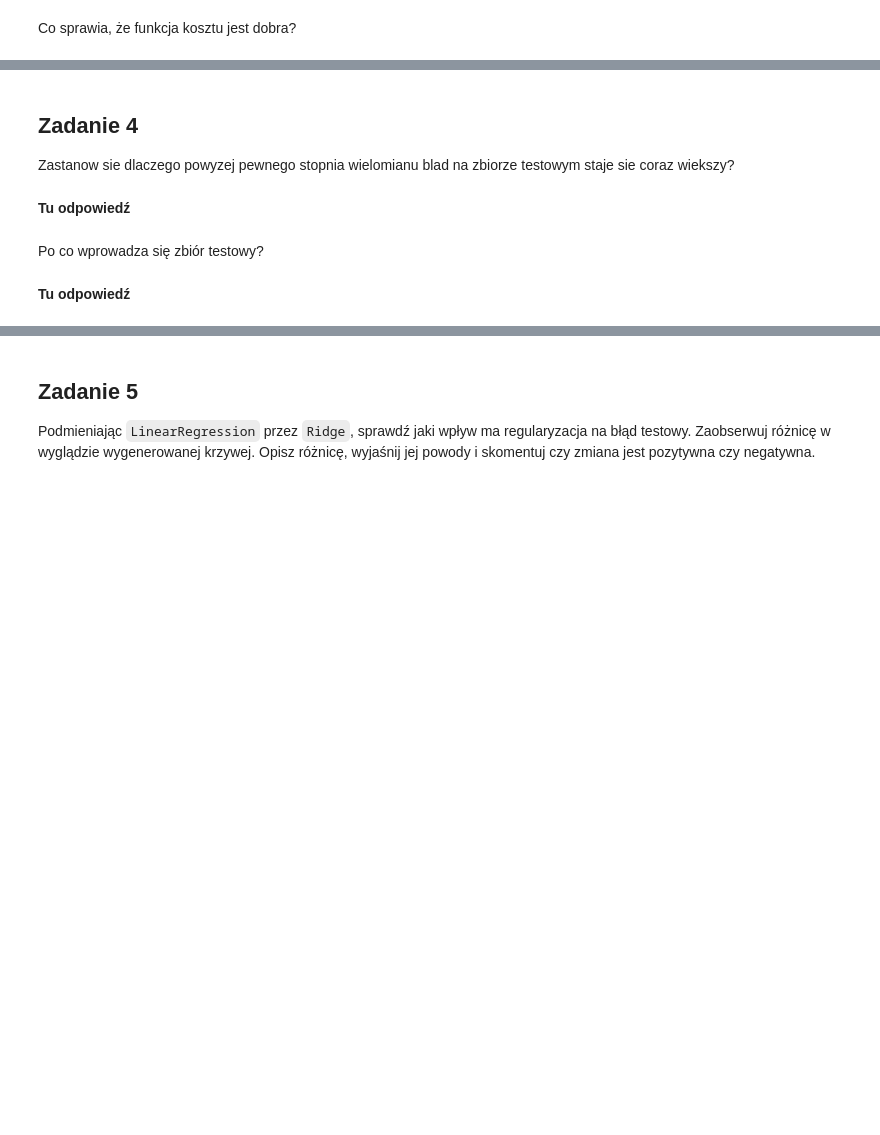
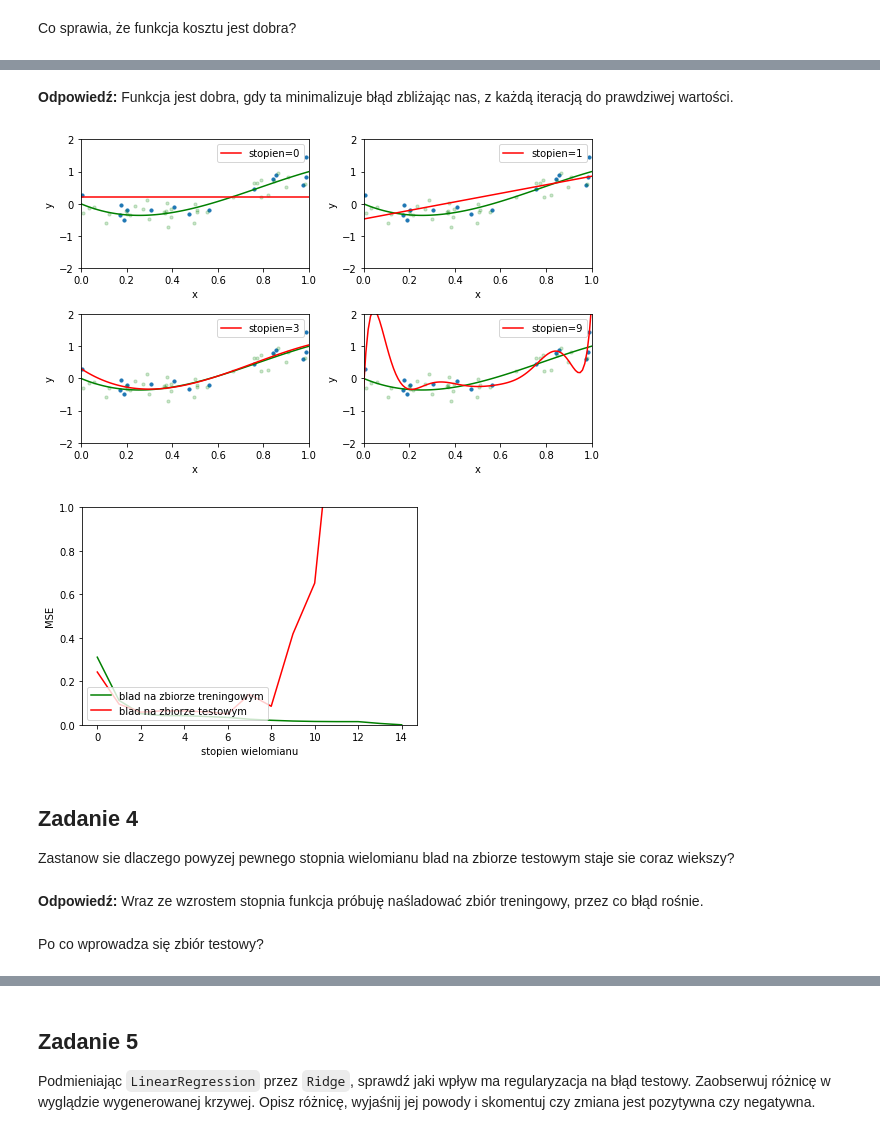
Before and after one commit to Mimikkk/__si-2021, a Jupyter notebook: src/lab1.ipynb, the cells around one changed output, grey strips where cells are left out. Saved outputs shown, nothing was run; the diff lists cells and outputs as text; code cells hidden in the pictures; blank space fills up the shorter version.

```diff
--- a/src/lab1.ipynb
+++ b/src/lab1.ipynb
@@ -75,74 +109,83 @@ Co sprawia, że funkcja kosztu jest dobra?
+# %% [markdown]
+**Odpowiedź:**
+Funkcja jest dobra, gdy ta minimalizuje błąd zbliżając nas, z każdą iteracją do prawdziwej wartości.
 # %%
 #regresja wielomianowa
 
 import numpy as np
 from sklearn.linear_model import LinearRegression
 from sklearn.linear_model import Ridge
-from sklearn.model_selection import train_test_split # model_selection w starszych wersjach -> cross_validation
+from sklearn.model_selection import train_test_split  # model_selection w starszych wersjach -> cross_validation
 from sklearn.preprocessing import PolynomialFeatures
 from sklearn.pipeline import make_pipeline
 import matplotlib.pyplot as plt
 from sklearn.metrics import mean_squared_error
 
 #funkcja, ktora chcemy aproksymowac
 def f(x):
-	return -(3*x)+(7*x**2)-(3*x**3)
+  return -(3 * x) + (7 * x ** 2) - (3 * x ** 3)
 
-x = np.linspace(0,1,100) #Stworzenie przestrzeni w której będziemy wizualizować aproksymowaną funkcję (x od 0 do 1 z krokiem 1/100)
+x = np.linspace(0, 1,
+                100)  #Stworzenie przestrzeni w której będziemy wizualizować aproksymowaną funkcję (x od 0 do 1 z krokiem 1/100)
 
-X = np.random.uniform(0, 1, size=50)[:, np.newaxis] #Wylosowanie przykladow (os X)
-y = f(X) + np.random.normal(scale=0.3, size=50)[:, np.newaxis] #Wygenerowanie punktów zgodnie z funkcją f(x) z uwzględnieniem szumu
+X = np.random.uniform(0, 1, size=50)[:, np.newaxis]  #Wylosowanie przykladow (os X)
+y = f(X) + np.random.normal(scale=0.3, size=50)[:,
+           np.newaxis]  #Wygenerowanie punktów zgodnie z funkcją f(x) z uwzględnieniem szumu
 
-X_train, X_test, y_train, y_test = train_test_split(X, y, test_size=0.7) #Podzial danych na zbior treningowy i testowy
+X_train, X_test, y_train, y_test = train_test_split(X, y, test_size=0.7)  #Podzial danych na zbior treningowy i testowy
 
 
 #Pomocnicza funkcja do wizualizacji
 def plot_approximation(est, ax, label=None):
-    ax.plot(x, f(x), color='green')
-    ax.scatter(X_train, y_train, s=10) #Dodanie punktow zbioru treningowego do wizualizacji
-    ax.scatter(X_test, y_test, s=10, color='green', alpha=0.2) #Dodanie punktow zbioru testowego do wizualizacji
-    ax.plot(x, est.predict(x[:, np.newaxis]), color='red', label=label) #Wizualizacja wygenerowanej funkcji
-    ax.set_ylim((-2, 2))
-    ax.set_xlim((0, 1))
-    ax.set_ylabel('y')
-    ax.set_xlabel('x')
-    ax.legend(loc='upper right')
+  ax.plot(x, f(x), color='green')
+  ax.scatter(X_train, y_train, s=10)  #Dodanie punktow zbioru treningowego do wizualizacji
+  ax.scatter(X_test, y_test, s=10, color='green', alpha=0.2)  #Dodanie punktow zbioru testowego do wizualizacji
+  ax.plot(x, est.predict(x[:, np.newaxis]), color='red', label=label)  #Wizualizacja wygenerowanej funkcji
+  ax.set_ylim((-2, 2))
+  ax.set_xlim((0, 1))
+  ax.set_ylabel('y')
+  ax.set_xlabel('x')
+  ax.legend(loc='upper right')
 
 #Uzycie sklearn do wygenerowania regresji wielomianowej stopnia 0,1,3,9
 fig, axes = plt.subplots(2, 2, figsize=(8, 5))
 for ax, degree in zip(axes.ravel(), [0, 1, 3, 9]):
-    est = make_pipeline(PolynomialFeatures(degree), LinearRegression())
-    est.fit(X_train, y_train)
-    plot_approximation(est, ax, label='stopien=%d' % degree)
+  model = make_pipeline(PolynomialFeatures(degree), LinearRegression())
+  model.fit(X_train, y_train)
+  plot_approximation(model, ax, label=f'stopien={degree}')
+
 plt.tight_layout()
 plt.show()
-
 
 #Uzycie sklearn do wygenerowania regresji wielomianowej stopnia 0..15, w celu weryfikacji bledu na zbiorach uczacym i testowym
 train_error = np.empty(15)
 test_error = np.empty(15)
 for degree in range(15):
-    est = make_pipeline(PolynomialFeatures(degree), LinearRegression()) #Zdefiniowanie typu modelu
-    est.fit(X_train, y_train)  #Uczenie parametrów
-    train_error[degree] = mean_squared_error(y_train, est.predict(X_train)) #Zapisanie bledu zb. uczacego dla zadanego stopnia wielomianu
-    test_error[degree] = mean_squared_error(y_test, est.predict(X_test)) #Zapisanie bledu zb. testowego dla zadanego stopnia wielomianu
+  #Zdefiniowanie typu modelu
+  #Uczenie parametrów
+  model = make_pipeline(PolynomialFeatures(degree), LinearRegression())
+  model.fit(X_train, y_train)
+  #Zapisanie bledu zb. uczacego dla zadanego stopnia wielomianu
+  #Zapisanie bledu zb. testowego dla zadanego stopnia wielomianu
+  train_error[degree] = mean_squared_error(y_train, model.predict(X_train))
+  test_error[degree] = mean_squared_error(y_test, model.predict(X_test))
 
-
-#Wizualizacja bledu. Odpowiednio na zbiorze uczacym i testowym
 plt.plot(np.arange(15), train_error, color='green', label='blad na zbiorze treningowym')
 plt.plot(np.arange(15), test_error, color='red', label='blad na zbiorze testowym')
-plt.legend(loc = 'upper right')
+plt.legend(loc='upper right')
 plt.ylim((0.0, 1e0))
 plt.ylabel('MSE')
 plt.xlabel('stopien wielomianu')
 plt.legend(loc='lower left')
 plt.show()
+# %% [output]
+[figure, added]
+[figure, added]
 # %% [markdown]
 ## Zadanie 4
 Zastanow sie dlaczego powyzej pewnego stopnia wielomianu blad na zbiorze testowym staje sie coraz wiekszy?
-# %% [markdown]
-**Tu odpowiedź**
+# %% [markdown]
+**Odpowiedź:**
+Wraz ze wzrostem stopnia funkcja próbuję naśladować zbiór treningowy, przez co błąd rośnie.
 # %% [markdown]
 Po co wprowadza się zbiór testowy?
-# %% [markdown]
-**Tu odpowiedź**
```
Also changed, not shown: parts of 9 cells of this notebook.
